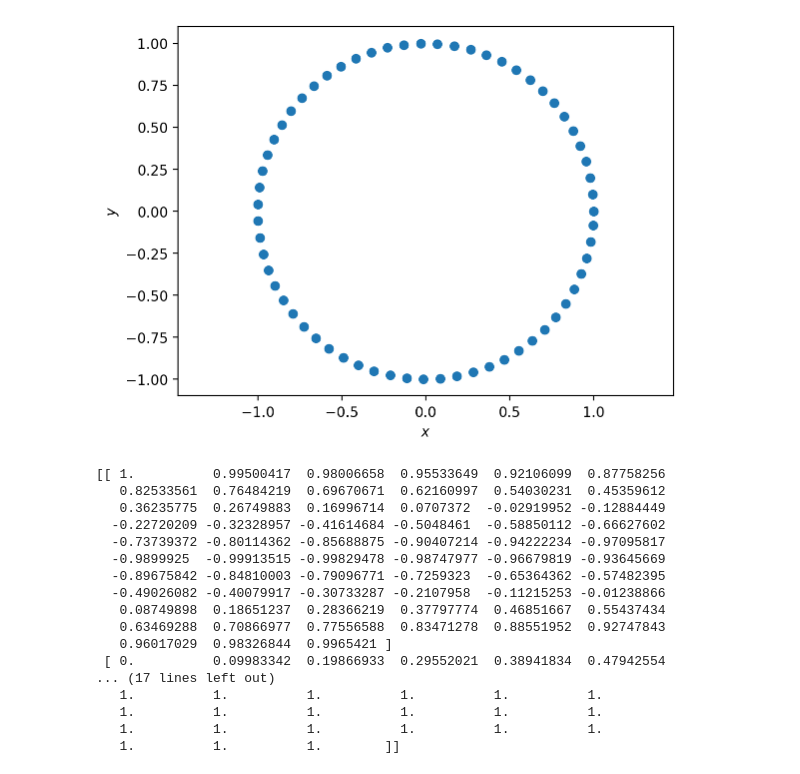
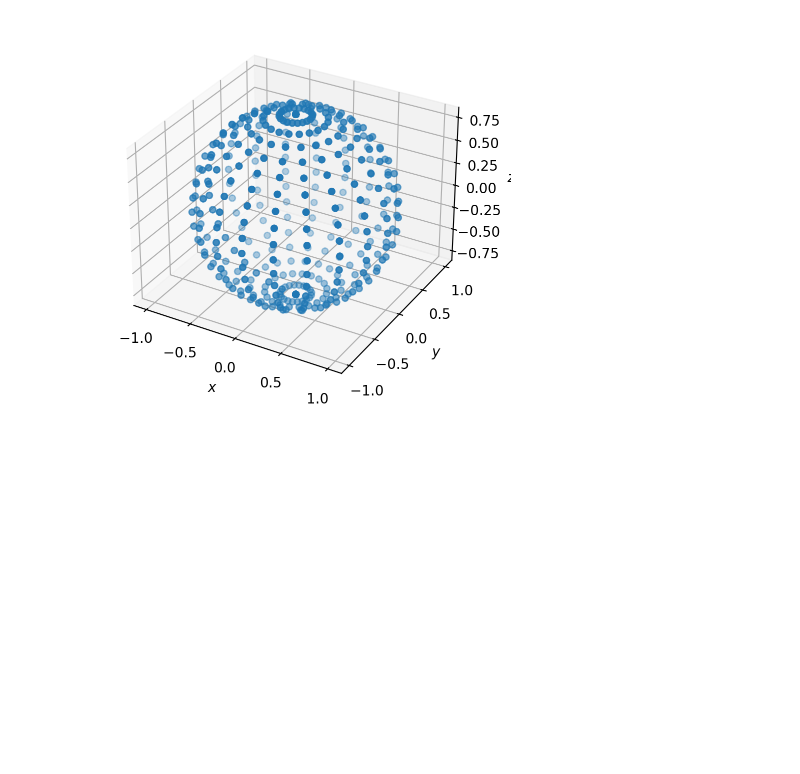
Before and after one commit to erik-norlin/EEN020-Computer-Vision, a Jupyter notebook: assignment-1/computer-exercise-1.ipynb, the cells around one changed output. Drawn from its saved outputs; the diff is of its cells as text; code cells hidden in the pictures; blank space fills up the shorter version.

```diff
--- a/assignment-1/computer-exercise-1.ipynb
+++ b/assignment-1/computer-exercise-1.ipynb
@@ -53,30 +34,12 @@ def plot_points_3D(A):
     fig.savefig(r'C:\Users\erikn\skola\EEN020-Computer-Vision\assignment-1\report-images\x3D.png', dpi=300)
     plt.show()
 # %%
-mat = 'x2D'
+mat = 'x3D'
 A = mat_to_np(mat)
 A = pflat(A)
 if mat == 'x2D':
     plot_points_2D(A)
 elif mat == 'x3D':
     plot_points_3D(A)
-print(A)
 # %% [output]
-[figure, old version]
+[figure, new version]
-[[ 1.          0.99500417  0.98006658  0.95533649  0.92106099  0.87758256
-   0.82533561  0.76484219  0.69670671  0.62160997  0.54030231  0.45359612
-   0.36235775  0.26749883  0.16996714  0.0707372  -0.02919952 -0.12884449
-  -0.22720209 -0.32328957 -0.41614684 -0.5048461  -0.58850112 -0.66627602
-  -0.73739372 -0.80114362 -0.85688875 -0.90407214 -0.94222234 -0.97095817
-  -0.9899925  -0.99913515 -0.99829478 -0.98747977 -0.96679819 -0.93645669
-  -0.89675842 -0.84810003 -0.79096771 -0.7259323  -0.65364362 -0.57482395
-  -0.49026082 -0.40079917 -0.30733287 -0.2107958  -0.11215253 -0.01238866
-   0.08749898  0.18651237  0.28366219  0.37797774  0.46851667  0.55437434
-   0.63469288  0.70866977  0.77556588  0.83471278  0.88551952  0.92747843
-   0.96017029  0.98326844  0.9965421 ]
- [ 0.          0.09983342  0.19866933  0.29552021  0.38941834  0.47942554
-... (17 lines left out)
-   1.          1.          1.          1.          1.          1.
-   1.          1.          1.          1.          1.          1.
-   1.          1.          1.          1.          1.          1.
-   1.          1.          1.        ]]
```
Also changed, not shown: parts of 1 cell of this notebook, 49 other files.
